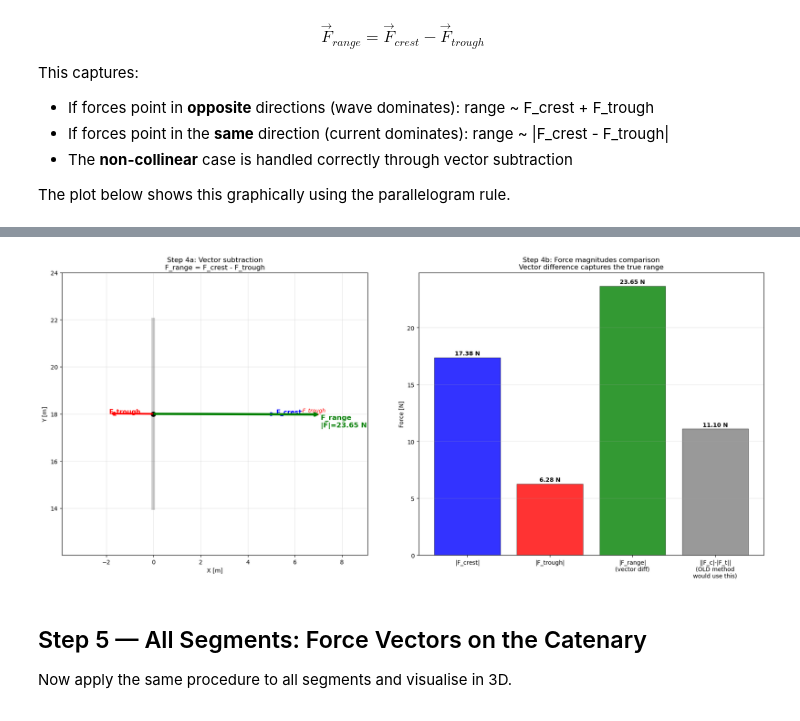
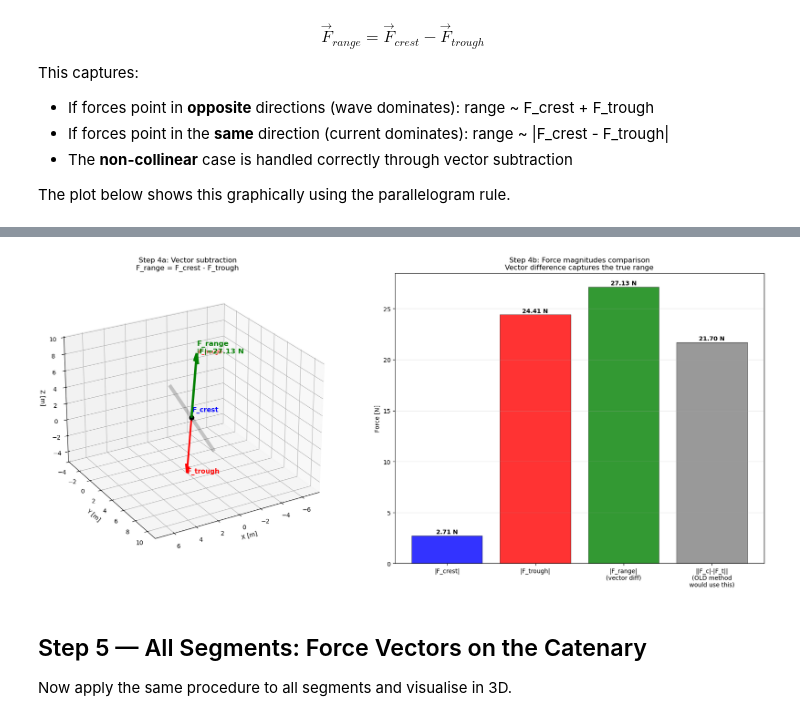
Before and after one commit to cesareprimultini/von-karman, a Jupyter notebook: vector_decomposition/workflows/beam_workflow/explain_force_range.ipynb, the cells around one changed output, grey strips where cells are left out. Drawn from its saved outputs; the diff is of its cells as text; code cells hidden in the pictures.

```diff
--- a/vector_decomposition/workflows/beam_workflow/explain_force_range.ipynb
+++ b/vector_decomposition/workflows/beam_workflow/explain_force_range.ipynb
@@ -47,7 +47,7 @@ L_beam = np.linalg.norm(beam_vec)
 beam_axis = beam_vec / L_beam
 
 # pick one segment for the detailed walkthrough (middle segment)
-seg = segments[len(segments) // 2]
+seg = segments[0] # first segment
 print(f'Using segment: {seg["seg_id"]}')
 print(f'Segment axis: {np.round(seg["axis"], 3)}')
 print(f'Segment midpoint: {np.round(seg["midpoint"], 2)}')
@@ -59,10 +59,10 @@ Segment midpoint: [ 0.   18.    0.13]
 Beam axis: [ 0.     0.994 -0.105]
 # %%
 # define test conditions
-wave_dir = 30   # degrees
-curr_dir = 150  # degrees (perpendicular to wave)
+wave_dir = 0   # degrees
+curr_dir = 180  # degrees (perpendicular to wave)
 u_w = 0.2      # wave particle velocity [m/s]
-Uc = 0.05       # current magnitude [m/s]
+Uc = 0.1         # current magnitude [m/s]
 
 wave_dir_vec = dir_vec(wave_dir)
 curr_vec = Uc * dir_vec(curr_dir)
@@ -365,80 +387,88 @@ Compare with sum: |F_crest| + |F_trough| = 23.6576 N
 # %%
-fig, axes = plt.subplots(1, 2, figsize=(18, 8))
-o = origin.copy()
+fig = plt.figure(figsize=(18, 8))
+o = seg['midpoint']
 
-# --- Left: vector subtraction diagram ---
-ax = axes[0]
-ax.plot([p1[0], p2[0]], [p1[1], p2[1]], 'k-', linewidth=6, alpha=0.2)
+seg_ax_norm = seg['axis'] / np.linalg.norm(seg['axis']) if np.linalg.norm(seg['axis']) > 0 else seg['axis']
+pipe_len = 4.0
+p1_3d = o - pipe_len * seg_ax_norm
+p2_3d = o + pipe_len * seg_ax_norm
 
-Fc = F_perp_crest[:2] * scale_f
-Ft = F_perp_trough[:2] * scale_f
-Fr = F_range[:2] * scale_f
+# --- Left: 3D vector subtraction diagram ---
+ax = fig.add_subplot(1, 2, 1, projection='3d')
+ax.plot([p1_3d[0], p2_3d[0]], [p1_3d[1], p2_3d[1]], [p1_3d[2], p2_3d[2]],
+        'k-', linewidth=6, alpha=0.2)
 
-# set axis limits from all arrow tips
-key_points = [o, p1, p2, o + Fc, o + Ft, o + Fr, o + Fc - Ft]
-all_xy = np.array(key_points)
-pad = 2.0
-ax.set_xlim(all_xy[:, 0].min() - pad, all_xy[:, 0].max() + pad)
-ax.set_ylim(all_xy[:, 1].min() - pad, all_xy[:, 1].max() + pad)
+Fc = F_perp_crest * scale_f
+Ft = F_perp_trough * scale_f
+Fr = F_range * scale_f
 
 # F_crest (blue)
-ax.annotate('', xy=o + Fc, xytext=o,
-            arrowprops=dict(arrowstyle='->', color='blue', lw=3))
-ax.annotate('F_crest', xy=o + Fc, fontsize=11, color='blue', fontweight='bold')
+ax.quiver(*o, *Fc, color='blue', lw=3, arrow_length_ratio=0.15)
+tip_fc = o + Fc
+ax.text(tip_fc[0], tip_fc[1], tip_fc[2], 'F_crest', fontsize=11, color='blue', fontweight='bold')
 
 # F_trough (red)
-ax.annotate('', xy=o + Ft, xytext=o,
-            arrowprops=dict(arrowstyle='->', color='red', lw=3))
-ax.annotate('F_trough', xy=o + Ft, fontsize=11, color='red', fontweight='bold')
+ax.quiver(*o, *Ft, color='red', lw=3, arrow_length_ratio=0.15)
+tip_ft = o + Ft
+ax.text(tip_ft[0], tip_ft[1], tip_ft[2], 'F_trough', fontsize=11, color='red', fontweight='bold')
 
 # -F_trough (red dashed, from tip of F_crest)
-ax.annotate('', xy=o + Fc - Ft, xytext=o + Fc,
-            arrowprops=dict(arrowstyle='->', color='red', lw=2, linestyle='dashed'))
-ax.annotate('-F_trough', xy=o + Fc - Ft * 0.5 + np.array([0.1, 0.1]),
-            fontsize=9, color='red', style='italic')
+ax.quiver(*(o + Fc), *(-Ft), color='red', lw=2, arrow_length_ratio=0.15, linestyle='dashed')
+tip_neg = o + Fc - Ft
+ax.text(tip_neg[0], tip_neg[1], tip_neg[2], '-F_trough', fontsize=9, color='red', style='italic')
 
 # F_range = F_crest + (-F_trough) (green, thick)
-ax.annotate('', xy=o + Fr, xytext=o,
-            arrowprops=dict(arrowstyle='->', color='green', lw=4))
-ax.annotate(f'F_range\n|F|={np.linalg.norm(F_range):.2f} N',
-            xy=o + Fr, fontsize=12, color='green', fontweight='bold',
-            ha='left', va='top')
+ax.quiver(*o, *Fr, color='green', lw=4, arrow_length_ratio=0.15)
+tip_fr = o + Fr
+ax.text(tip_fr[0], tip_fr[1], tip_fr[2], f'F_range\n|F|={np.linalg.norm(F_range):.2f} N',
+        fontsize=12, color='green', fontweight='bold')
 
 # dashed line completing the parallelogram
-ax.plot([o[0] + Fc[0], o[0] + Fr[0]], [o[1] + Fc[1], o[1] + Fr[1]],
+ax.plot([tip_fc[0], tip_fr[0]], [tip_fc[1], tip_fr[1]], [tip_fc[2], tip_fr[2]],
         ':', color='grey', lw=1.5, alpha=0.7)
 
-ax.plot(*o, 'ko', markersize=8)
+ax.scatter(*o, color='k', s=60, zorder=5)
 ax.set_title('Step 4a: Vector subtraction\nF_range = F_crest - F_trough', fontsize=12)
-ax.set_aspect('equal')
-ax.grid(alpha=0.3)
 ax.set_xlabel('X [m]')
 ax.set_ylabel('Y [m]')
+ax.set_zlabel('Z [m]')
 
-# --- Right: comparison bar chart ---
-ax = axes[1]
+# Force equal axis scaling to prevent visual distortion
+all_pts = np.array([o, p1_3d, p2_3d, tip_fc, tip_ft, tip_fr, tip_neg])
+mins = all_pts.min(axis=0)
+maxs = all_pts.max(axis=0)
+center = (mins + maxs) / 2
+half_range = max((maxs - mins).max() / 2, 1.0)
+ax.set_xlim(center[0] - half_range, center[0] + half_range)
+ax.set_ylim(center[1] - half_range, center[1] + half_range)
+ax.set_zlim(center[2] - half_range, center[2] + half_range)
+
+ax.view_init(elev=25, azim=60)
+
+# --- Right: comparison bar chart (unchanged) ---
+ax = fig.add_subplot(1, 2, 2)
 labels = ['|F_crest|', '|F_trough|', '|F_range|\n(vector diff)',
           '||F_c|-|F_t||\n(OLD method\nwould use this)']
 values = [
     np.linalg.norm(F_perp_crest),
     np.linalg.norm(F_perp_trough),
     np.linalg.norm(F_range),
     abs(np.linalg.norm(F_perp_crest) - np.linalg.norm(F_perp_trough)),
 ]
 colors = ['blue', 'red', 'green', 'grey']
 bars = ax.bar(labels, values, color=colors, edgecolor='k', linewidth=0.5, alpha=0.8)
 for bar, val in zip(bars, values):
     ax.text(bar.get_x() + bar.get_width()/2, bar.get_height() + 0.2,
             f'{val:.2f} N', ha='center', fontsize=10, fontweight='bold')
 ax.set_ylabel('Force [N]')
 ax.set_title('Step 4b: Force magnitudes comparison\n'
              'Vector difference captures the true range', fontsize=12)
 ax.grid(axis='y', alpha=0.3)
 
 plt.tight_layout()
 plt.show()
 # %% [output]
-[figure, old version]
+[figure, new version]
 # %% [markdown]
 ## Step 5 — All Segments: Force Vectors on the Catenary
 
```
Also changed, not shown: parts of 10 cells of this notebook, 3 other files.
